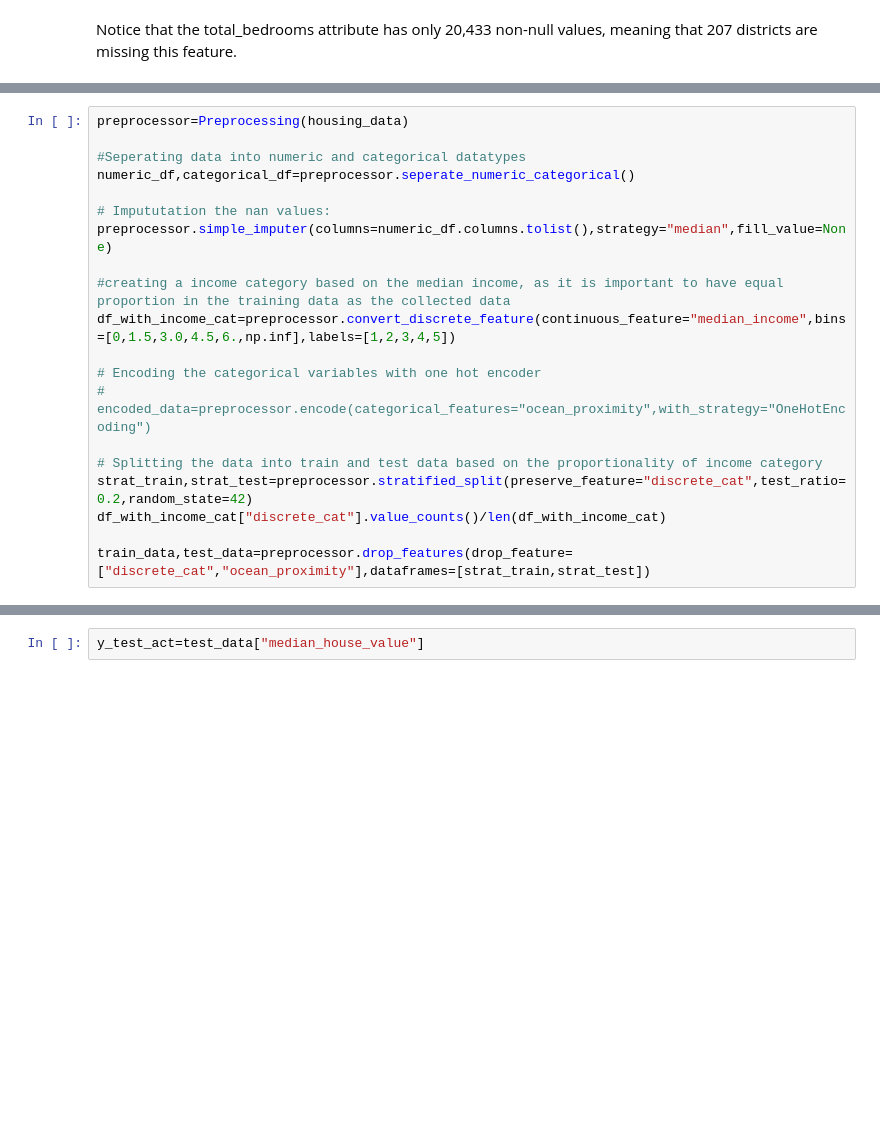
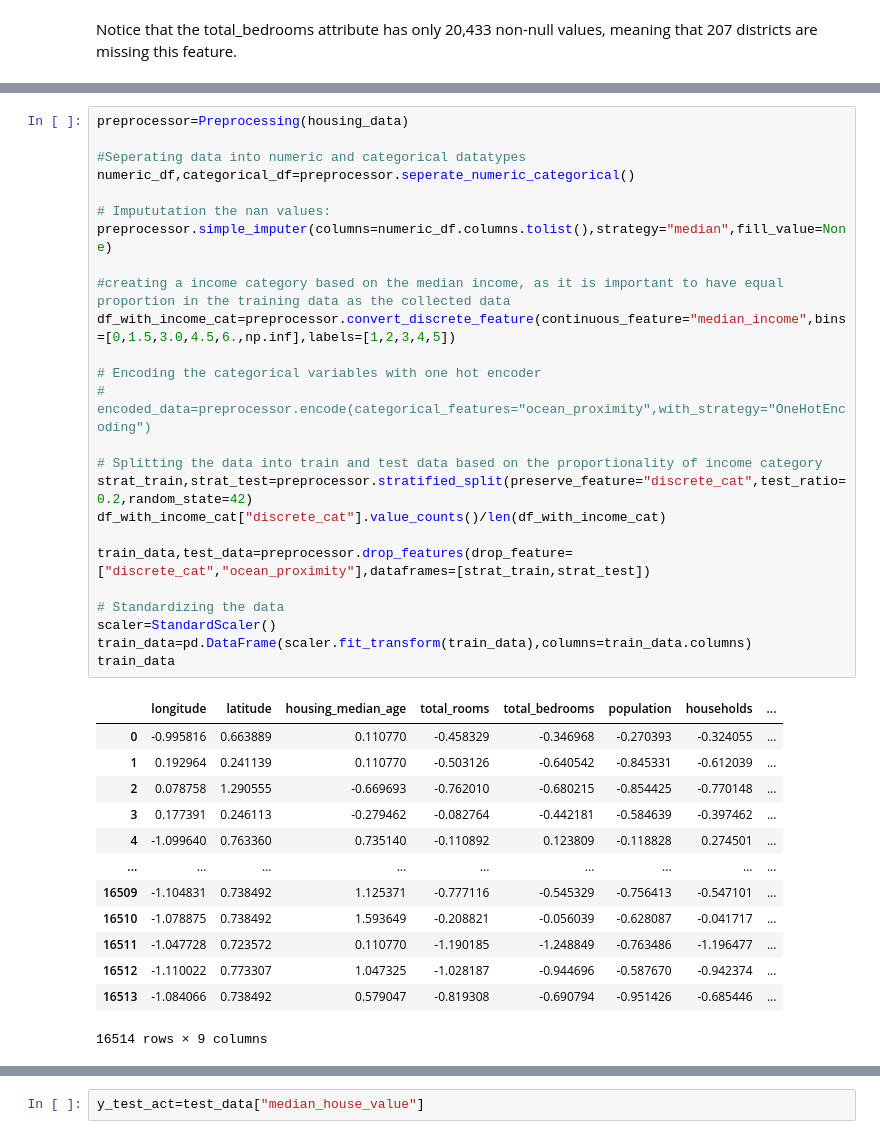
Before and after one commit to saiyedduri/Housing-prices-prediction, a Jupyter notebook: Housing prices jupyter notebook2.ipynb, the cells around one changed output, grey strips where cells are left out. Saved outputs shown, nothing was run; the diff lists cells and outputs as text; blank space fills up the shorter version.

```diff
--- a/Housing prices jupyter notebook.ipynb
+++ b/Housing prices jupyter notebook2.ipynb
@@ -324,24 +324,42 @@ class Preprocessing():
 # %%
 preprocessor=Preprocessing(housing_data)
 
 #Seperating data into numeric and categorical datatypes
 numeric_df,categorical_df=preprocessor.seperate_numeric_categorical()
 
 # Impututation the nan values:
 preprocessor.simple_imputer(columns=numeric_df.columns.tolist(),strategy="median",fill_value=None)
 
 #creating a income category based on the median income, as it is important to have equal proportion in the training data as the collected data
 df_with_income_cat=preprocessor.convert_discrete_feature(continuous_feature="median_income",bins=[0,1.5,3.0,4.5,6.,np.inf],labels=[1,2,3,4,5])
 
 # Encoding the categorical variables with one hot encoder
 # encoded_data=preprocessor.encode(categorical_features="ocean_proximity",with_strategy="OneHotEncoding")
 
 # Splitting the data into train and test data based on the proportionality of income category
 strat_train,strat_test=preprocessor.stratified_split(preserve_feature="discrete_cat",test_ratio=0.2,random_state=42)
 df_with_income_cat["discrete_cat"].value_counts()/len(df_with_income_cat)
 
 train_data,test_data=preprocessor.drop_features(drop_feature=["discrete_cat","ocean_proximity"],dataframes=[strat_train,strat_test])
+
+# Standardizing the data
+scaler=StandardScaler()
+train_data=pd.DataFrame(scaler.fit_transform(train_data),columns=train_data.columns)
+train_data
 # %% [output]
+|  | longitude | latitude | housing_median_age | total_rooms | total_bedrooms | population | households | ... |
+| 0 | -0.995816 | 0.663889 | 0.110770 | -0.458329 | -0.346968 | -0.270393 | -0.324055 | ... |
+| 1 | 0.192964 | 0.241139 | 0.110770 | -0.503126 | -0.640542 | -0.845331 | -0.612039 | ... |
+| 2 | 0.078758 | 1.290555 | -0.669693 | -0.762010 | -0.680215 | -0.854425 | -0.770148 | ... |
+| 3 | 0.177391 | 0.246113 | -0.279462 | -0.082764 | -0.442181 | -0.584639 | -0.397462 | ... |
+| 4 | -1.099640 | 0.763360 | 0.735140 | -0.110892 | 0.123809 | -0.118828 | 0.274501 | ... |
+| ... | ... | ... | ... | ... | ... | ... | ... | ... |
+| 16509 | -1.104831 | 0.738492 | 1.125371 | -0.777116 | -0.545329 | -0.756413 | -0.547101 | ... |
+| 16510 | -1.078875 | 0.738492 | 1.593649 | -0.208821 | -0.056039 | -0.628087 | -0.041717 | ... |
+| 16511 | -1.047728 | 0.723572 | 0.110770 | -1.190185 | -1.248849 | -0.763486 | -1.196477 | ... |
+| 16512 | -1.110022 | 0.773307 | 1.047325 | -1.028187 | -0.944696 | -0.587670 | -0.942374 | ... |
+| 16513 | -1.084066 | 0.738492 | 0.579047 | -0.819308 | -0.690794 | -0.951426 | -0.685446 | ... |
+16514 rows × 9 columns
 [figure]
 # %%
 y_test_act=test_data["median_house_value"]
```
Also changed, not shown: parts of 12 cells of this notebook.
